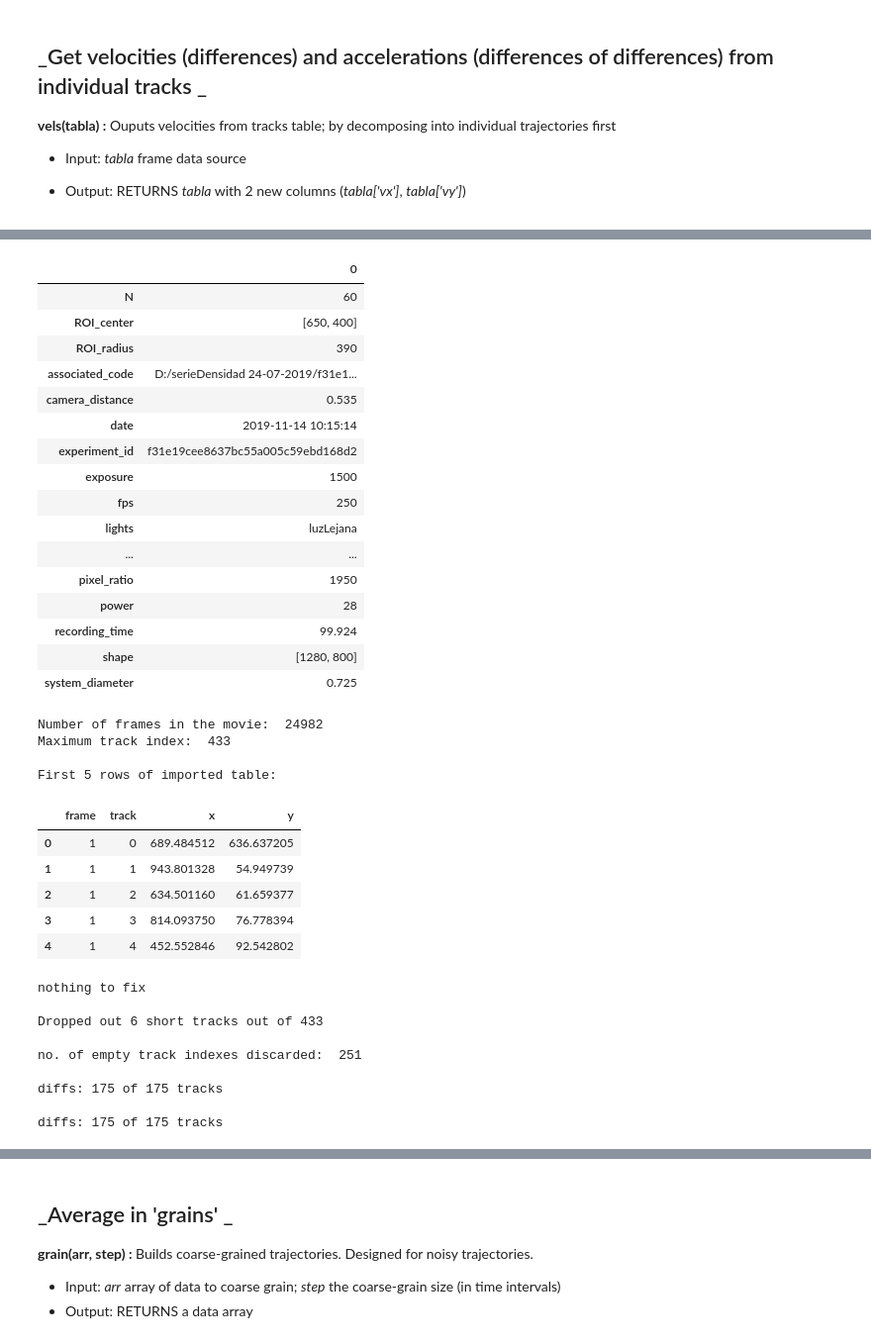
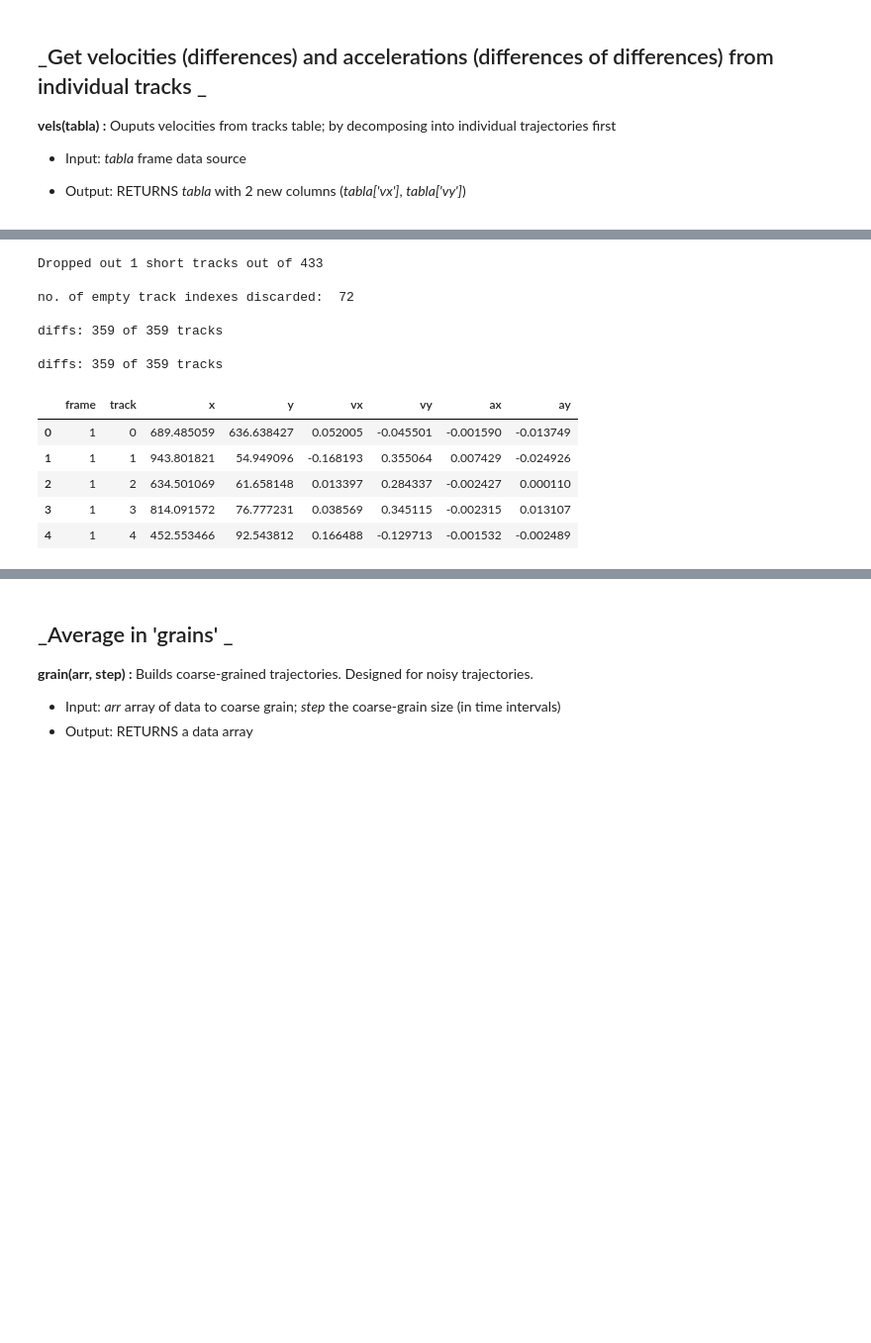
Before and after one commit to fvegar/Tracks, a Jupyter notebook: tracks_processing.ipynb, the cells around one changed output, grey strips where cells are left out. Shown at 99% size. Cells and saved outputs as stored; diff of their text form; code cells hidden in the pictures; blank space fills up the shorter version.

```diff
--- a/tracks_processing.ipynb
+++ b/tracks_processing.ipynb
@@ -319,67 +380,33 @@ def diffs(str01,str02,str1,str2,tabla):
 # %%
-# COMPLETE SET OF READING INSTRUCTIONS
-
-series_directory = 'density_series_072419'
-hash_prefix = 'f31e19cee8637bc55a005c59ebd168d2'
-
-info = get_info(series_directory, hash_prefix)
-
-datos = simple_pickle_read(series_directory, hash_prefix)
-datos_orig, datos = reset_track_indexes(datos)
-
 # discard short tracks
-datos_250 = short_drop(250,datos)
-datos_250_orig, datos_250 = reset_track_indexes(datos_250)
-
-
-datos_250.head()
+datos_50 = short_drop(50,datos)
+datos_50_orig, datos_50 = reset_track_indexes(datos_50)
 
 # (butterworth)-filter particle positions
-datos_250_unfiltered, datos_250 = filter_tracks_butter(0.8, 4, info.fps[0],datos_250)
-
-datos_250.head()
+datos_50_unfiltered, datos_50 = filter_tracks_butter(0.8, 4, info.fps[0],datos_50)
 
 # calculate velocities for all tracks
-diffs('x','y','vx','vy', datos_250);
+diffs('x','y','vx','vy', datos_50);
 
 #calculate accelerations for all tracks
-diffs('vx','vy','ax','ay', datos_250);
+diffs('vx','vy','ax','ay', datos_50);
 
-datos_250.head()
+# store tracks individually
+all_tracks(datos_50,True)
+
+# print table head
+datos_50.head()
 # %% [output]
+Dropped out 1 short tracks out of 433
+
+no. of empty track indexes discarded:  72
+
+diffs: 359 of 359 tracks
+
+diffs: 359 of 359 tracks
-|  | 0 |
-| N | 60 |
-| ROI_center | [650, 400] |
-| ROI_radius | 390 |
-| associated_code | D:/serieDensidad 24-07-2019/f31e1... |
-| camera_distance | 0.535 |
-| date | 2019-11-14 10:15:14 |
-| experiment_id | f31e19cee8637bc55a005c59ebd168d2 |
-| exposure | 1500 |
-| fps | 250 |
-| lights | luzLejana |
-| ... | ... |
-| pixel_ratio | 1950 |
-| power | 28 |
-| recording_time | 99.924 |
-| shape | [1280, 800] |
-| system_diameter | 0.725 |
+|  | frame | track | x | y | vx | vy | ax | ay |
+| 0 | 1 | 0 | 689.485059 | 636.638427 | 0.052005 | -0.045501 | -0.001590 | -0.013749 |
+| 1 | 1 | 1 | 943.801821 | 54.949096 | -0.168193 | 0.355064 | 0.007429 | -0.024926 |
+| 2 | 1 | 2 | 634.501069 | 61.658148 | 0.013397 | 0.284337 | -0.002427 | 0.000110 |
+| 3 | 1 | 3 | 814.091572 | 76.777231 | 0.038569 | 0.345115 | -0.002315 | 0.013107 |
+| 4 | 1 | 4 | 452.553466 | 92.543812 | 0.166488 | -0.129713 | -0.001532 | -0.002489 |
-Number of frames in the movie:  24982
-Maximum track index:  433
-
-First 5 rows of imported table:
-|  | frame | track | x | y |
-| 0 | 1 | 0 | 689.484512 | 636.637205 |
-| 1 | 1 | 1 | 943.801328 | 54.949739 |
-| 2 | 1 | 2 | 634.501160 | 61.659377 |
-| 3 | 1 | 3 | 814.093750 | 76.778394 |
-| 4 | 1 | 4 | 452.552846 | 92.542802 |
-nothing to fix
-
-Dropped out 6 short tracks out of 433
-
-no. of empty track indexes discarded:  251
-
-diffs: 175 of 175 tracks
-
-diffs: 175 of 175 tracks
```
Also changed, not shown: parts of 20 cells of this notebook.
